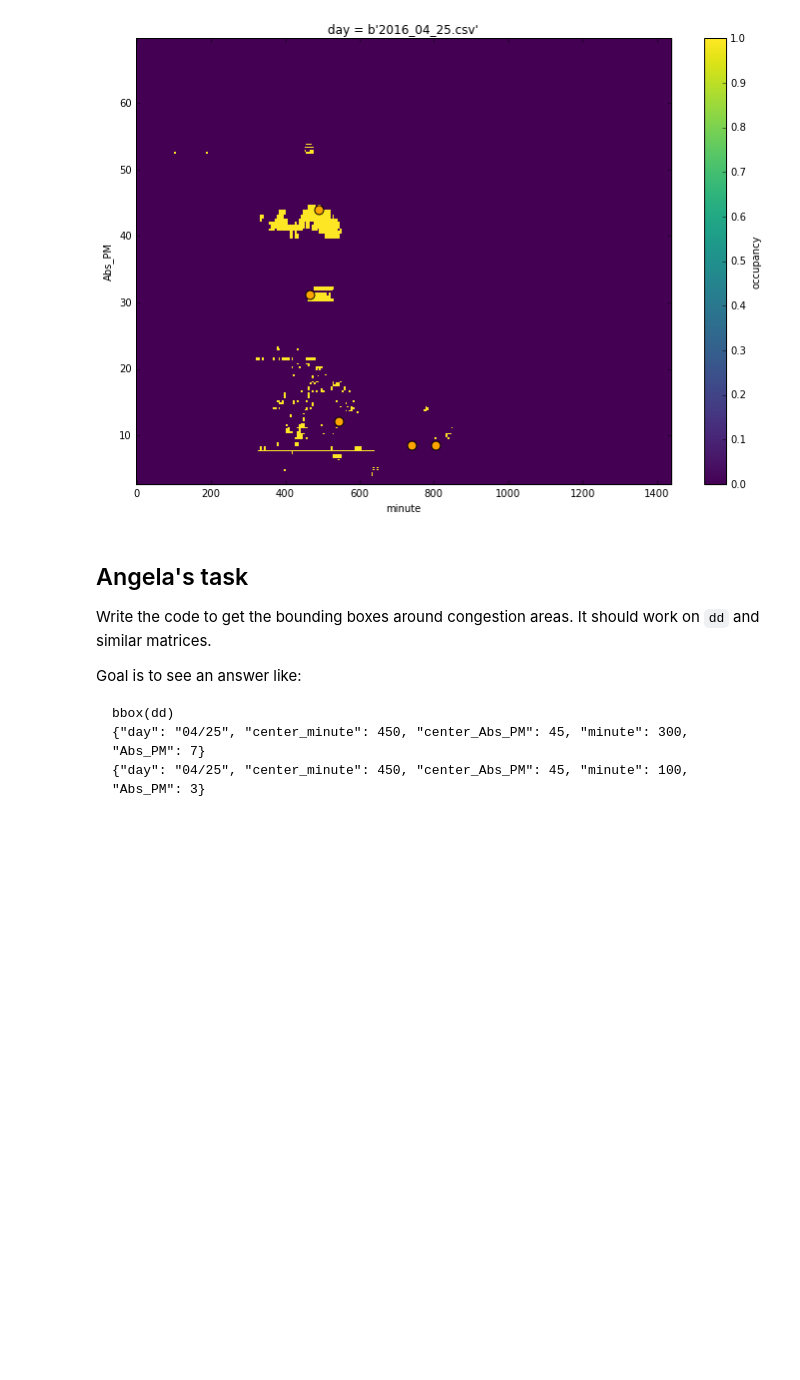
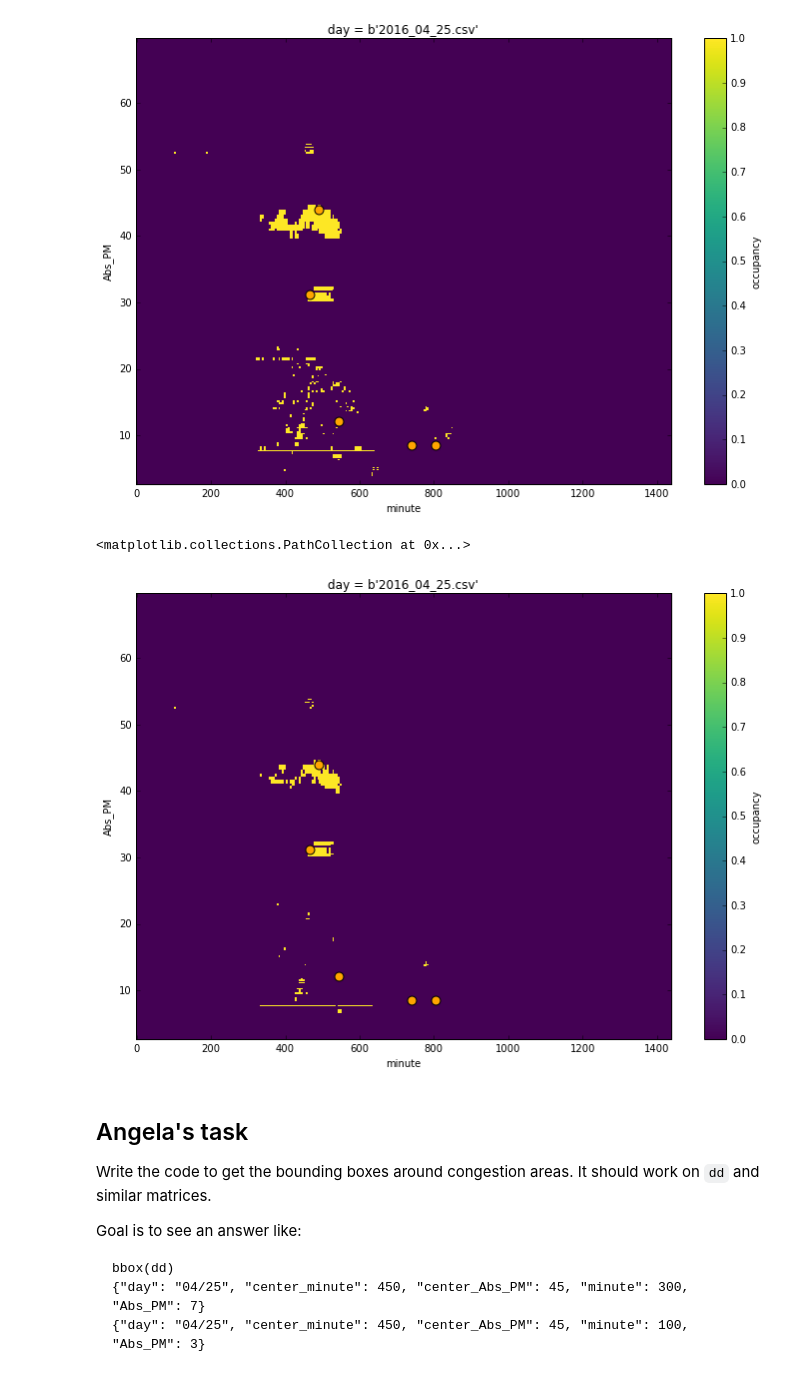
Before and after one commit to clarkfitzg/eci256project, a Jupyter notebook: plots.ipynb, the cells around one changed output. Saved outputs shown, nothing was run; the diff lists cells and outputs as text; code cells hidden in the pictures; blank space fills up the shorter version.

Commit message:
looks like affine weighting of variance helps

```diff
--- a/plots.ipynb
+++ b/plots.ipynb
@@ -94,6 +95,18 @@ plt.scatter(cl["minute"], cl["Abs_PM"], c="orange", s=80)
 # %% [output]
 <matplotlib.collections.PathCollection at 0x...>
 [figure]
+# %%
+# Does weighting areas of low variance more heavily help eliminate noise? Yes.
+
+dd2 = d2.sel(day = b"2016_04_25.csv") > 1
+
+plt.figure(figsize = (12, 8))
+dd2.plot(x = "minute", y = "Abs_PM")
+
+plt.scatter(cl["minute"], cl["Abs_PM"], c="orange", s=80)
+# %% [output]
+<matplotlib.collections.PathCollection at 0x...>
+[figure, added]
 # %%
 def bbox(daymatrix):
     pass
```
Also changed, not shown: parts of 2 cells of this notebook.
